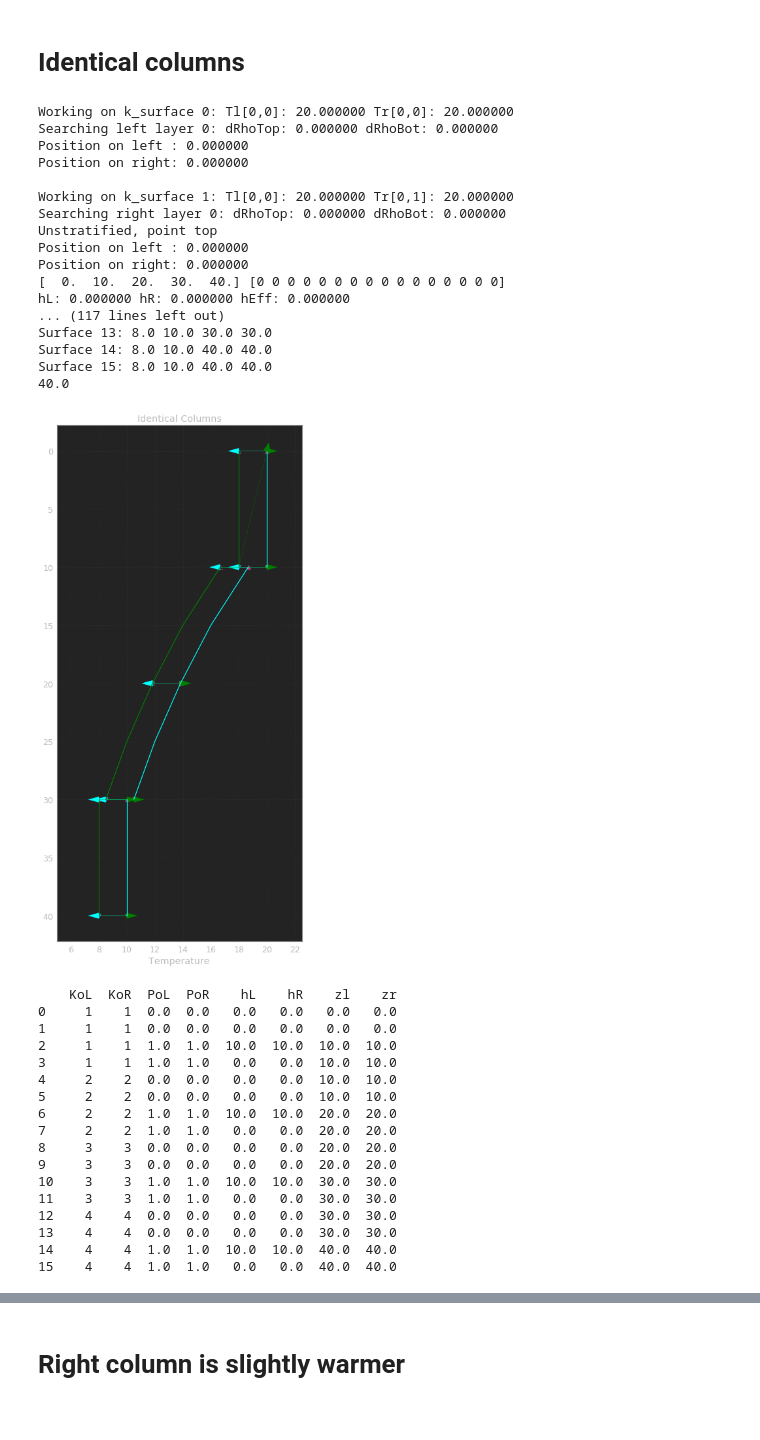
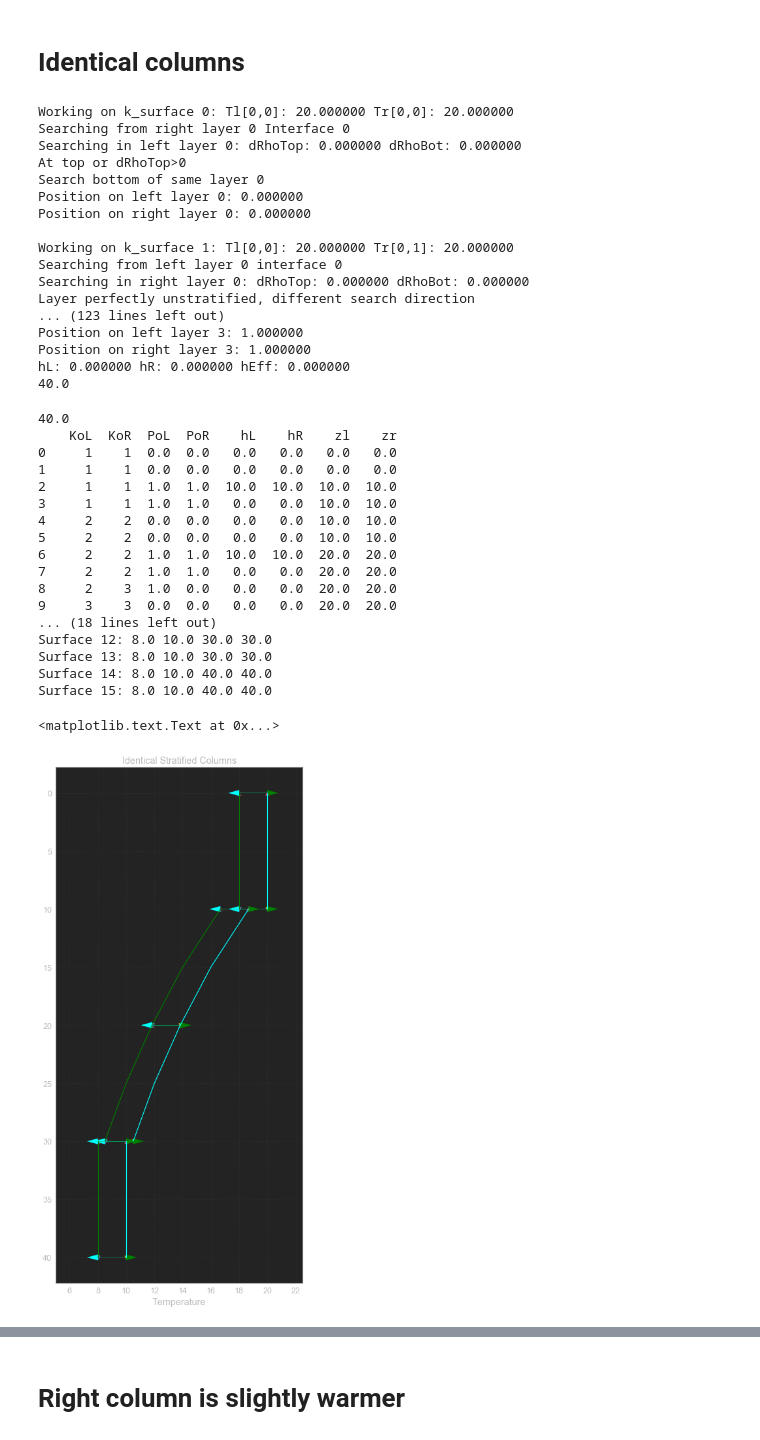
Before and after one commit to ashao/MOM6_analysis, a Jupyter notebook: neutral_diffusion/neutral_diffusion_examples.ipynb, the cells around one changed output, grey strips where cells are left out. Cells and saved outputs as stored; diff of their text form; code cells hidden in the pictures.

```diff
--- a/neutral_diffusion/neutral_diffusion_examples.ipynb
+++ b/neutral_diffusion/neutral_diffusion_examples.ipynb
@@ -101,47 +101,49 @@ PoL, PoR, PoL_abs, PoR_abs, KoL, KoR, hEff, hL, hR, search_dir = set_neutral_pos
     zil, Tl_t, Tl_b, Sl_t, Sl_b, drdt_lt, drdt_lb, drds_lt, drds_lb,
     zir, Tr_t, Tr_b, Sr_t, Sr_b, drdt_rt, drdt_rb, drds_rt, drds_rb)
 df_identical = pd.DataFrame({'PoL': PoL, 'PoR': PoR, 'zl': PoL_abs, 'zr': PoR_abs, 'KoL': (KoL+1), 'KoR': (KoR+1), 'hL': hL, 'hR': hR})
-plt.figure(figsize=(6,12))
-plot_neutral_surfaces(zr_t, zr_c, zr_b, Tr_t, Tr, Tr_b, PoR_abs, KoR,
-                      zl_t, zl_c, zl_b, Tl_t-2, Tl-2, Tl_b-2, PoL_abs, KoL, search_dir)
-plt.title('Identical Columns')
 print(hEff.sum())
 # %% [output]
 Working on k_surface 0: Tl[0,0]: 20.000000 Tr[0,0]: 20.000000
-Searching left layer 0: dRhoTop: 0.000000 dRhoBot: 0.000000
-Position on left : 0.000000
-Position on right: 0.000000
+Searching from right layer 0 Interface 0
+Searching in left layer 0: dRhoTop: 0.000000 dRhoBot: 0.000000
+At top or dRhoTop>0
+Search bottom of same layer 0
+Position on left layer 0: 0.000000
+Position on right layer 0: 0.000000
 
 Working on k_surface 1: Tl[0,0]: 20.000000 Tr[0,1]: 20.000000
-Searching right layer 0: dRhoTop: 0.000000 dRhoBot: 0.000000
-Unstratified, point top
-Position on left : 0.000000
-Position on right: 0.000000
-[  0.  10.  20.  30.  40.] [0 0 0 0 0 0 0 0 0 0 0 0 0 0 0 0]
+Searching from left layer 0 interface 0
+Searching in right layer 0: dRhoTop: 0.000000 dRhoBot: 0.000000
+Layer perfectly unstratified, different search direction
+... (123 lines left out)
+Position on left layer 3: 1.000000
+Position on right layer 3: 1.000000
 hL: 0.000000 hR: 0.000000 hEff: 0.000000
-... (117 lines left out)
-Surface 13: 8.0 10.0 30.0 30.0
-Surface 14: 8.0 10.0 40.0 40.0
-Surface 15: 8.0 10.0 40.0 40.0
 40.0
-[figure, removed]
-# %%
-print(df_identical)
-# %% [output]
-    KoL  KoR  PoL  PoR    hL    hR    zl    zr
-0     1    1  0.0  0.0   0.0   0.0   0.0   0.0
-1     1    1  0.0  0.0   0.0   0.0   0.0   0.0
-2     1    1  1.0  1.0  10.0  10.0  10.0  10.0
-3     1    1  1.0  1.0   0.0   0.0  10.0  10.0
-4     2    2  0.0  0.0   0.0   0.0  10.0  10.0
-5     2    2  0.0  0.0   0.0   0.0  10.0  10.0
-6     2    2  1.0  1.0  10.0  10.0  20.0  20.0
-7     2    2  1.0  1.0   0.0   0.0  20.0  20.0
-8     3    3  0.0  0.0   0.0   0.0  20.0  20.0
-9     3    3  0.0  0.0   0.0   0.0  20.0  20.0
-10    3    3  1.0  1.0  10.0  10.0  30.0  30.0
-11    3    3  1.0  1.0   0.0   0.0  30.0  30.0
-12    4    4  0.0  0.0   0.0   0.0  30.0  30.0
-13    4    4  0.0  0.0   0.0   0.0  30.0  30.0
-14    4    4  1.0  1.0  10.0  10.0  40.0  40.0
-15    4    4  1.0  1.0   0.0   0.0  40.0  40.0
+# %%
+print(hEff.sum())
+print(df_identical)
+plt.figure(figsize=(6,12))
+plot_neutral_surfaces(zr_t, zr_c, zr_b, Tr_t, Tr, Tr_b, PoR_abs, KoR,
+                      zl_t, zl_c, zl_b, Tl_t-2, Tl-2, Tl_b-2, PoL_abs, KoL, search_dir)
+plt.title('Identical Stratified Columns')
+# %% [output]
+40.0
+    KoL  KoR  PoL  PoR    hL    hR    zl    zr
+0     1    1  0.0  0.0   0.0   0.0   0.0   0.0
+1     1    1  0.0  0.0   0.0   0.0   0.0   0.0
+2     1    1  1.0  1.0  10.0  10.0  10.0  10.0
+3     1    1  1.0  1.0   0.0   0.0  10.0  10.0
+4     2    2  0.0  0.0   0.0   0.0  10.0  10.0
+5     2    2  0.0  0.0   0.0   0.0  10.0  10.0
+6     2    2  1.0  1.0  10.0  10.0  20.0  20.0
+7     2    2  1.0  1.0   0.0   0.0  20.0  20.0
+8     2    3  1.0  0.0   0.0   0.0  20.0  20.0
+9     3    3  0.0  0.0   0.0   0.0  20.0  20.0
+... (18 lines left out)
+Surface 12: 8.0 10.0 30.0 30.0
+Surface 13: 8.0 10.0 30.0 30.0
+Surface 14: 8.0 10.0 40.0 40.0
+Surface 15: 8.0 10.0 40.0 40.0
+<matplotlib.text.Text at 0x...>
+[figure, added]
```
Also changed, not shown: parts of 14 cells of this notebook.
